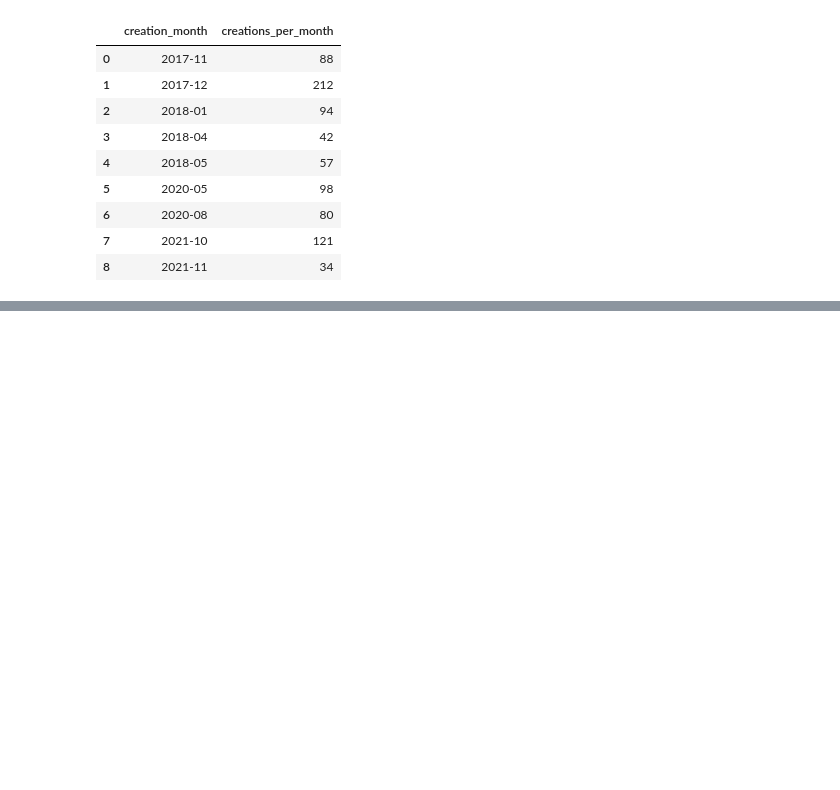
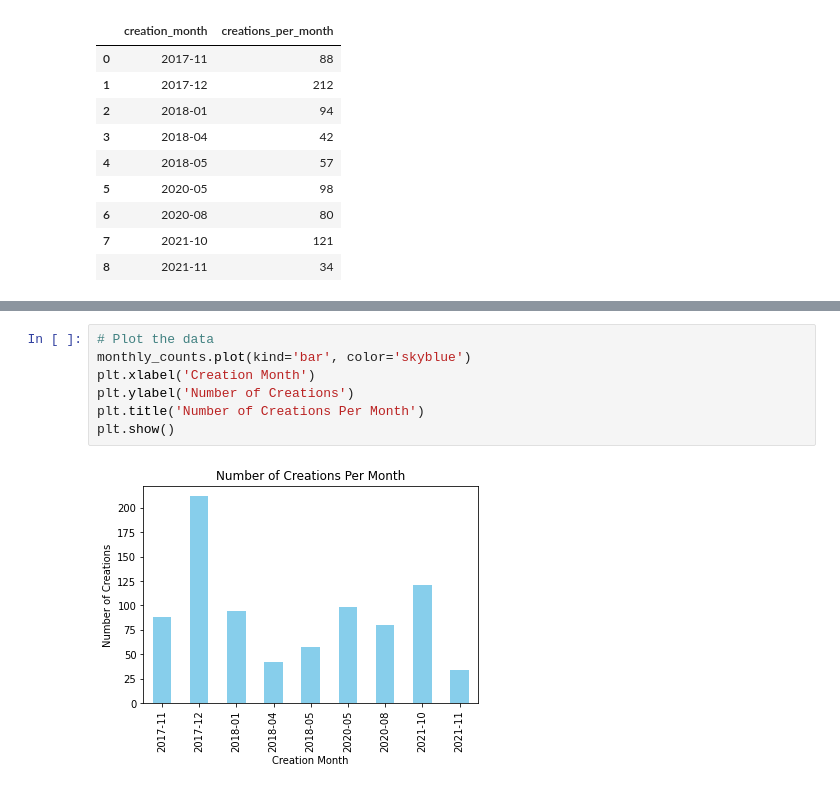
Before and after one commit to ZeusEnergy007/pandas_demo, a Jupyter notebook: pandas.ipynb, the cells around one changed output, grey strips where cells are left out. Saved outputs shown, nothing was run; the diff lists cells and outputs as text; blank space fills up the shorter version.

```diff
--- a/pandas.ipynb
+++ b/pandas.ipynb
@@ -348,0 +521,9 @@ sql("""SELECT creation_month,
+# %%
+# Plot the data
+monthly_counts.plot(kind='bar', color='skyblue')
+plt.xlabel('Creation Month')
+plt.ylabel('Number of Creations')
+plt.title('Number of Creations Per Month')
+plt.show()
+# %% [output]
+[figure, added]
```
Also changed, not shown: parts of 60 cells of this notebook.
